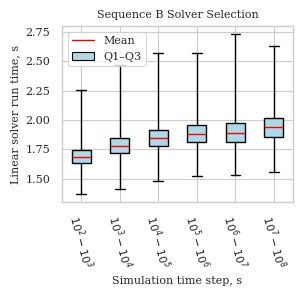
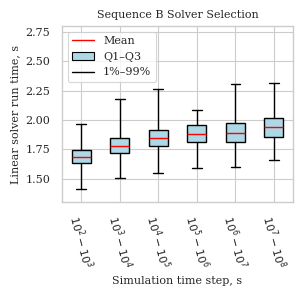
Code edit (unified diff) that turned the first committed figure into the second:
--- before
+++ after
@@ -29,5 +29,5 @@
     meanprops=dict(linestyle="-", linewidth=1, color="red"),  # mean as red line
     flierprops=dict(marker="", linestyle="none"),  # disables outliers
-    whis=[0, 100],  # whiskers go to min and max
+    whis=[1, 99],
 )
 plt.xticks(np.arange(1, len(bins)), xticklabels, rotation=-75)
@@ -39,5 +39,6 @@
 mean_line = mlines.Line2D([], [], color='red', linestyle='-', linewidth=1, label='Mean')
 iqr_box = mpatches.Patch(facecolor='lightblue', edgecolor='black', label='Q1–Q3')
-plt.legend(handles=[mean_line, iqr_box], loc='upper left')
+whiskers_legend = mlines.Line2D([], [], color='black', linewidth=1, label='1%–99%')
+plt.legend(handles=[mean_line, iqr_box, whiskers_legend], loc='upper left')
 # plt.ylim(top=7)
 

Commit: Changes in the notebooks